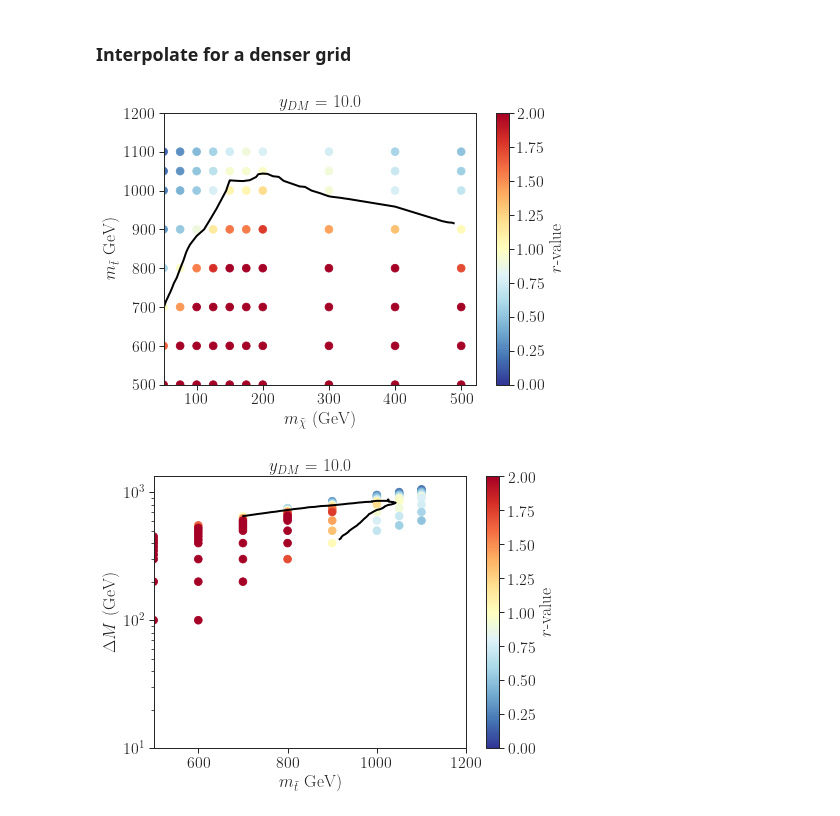
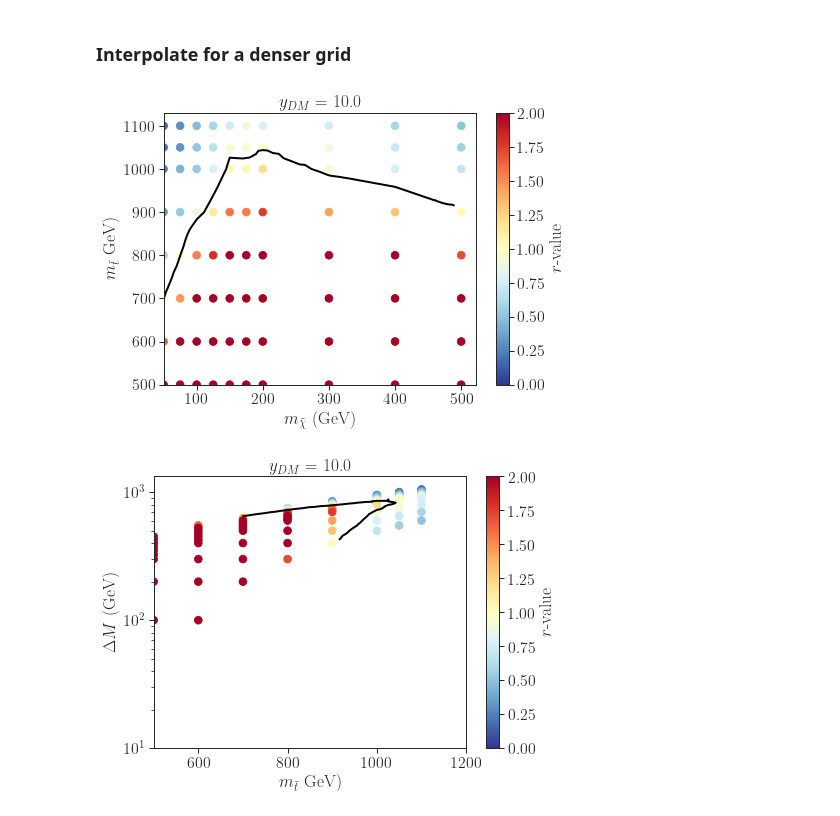
Before and after one commit to andlessa/SMStoEFT, a Jupyter notebook: notebooks/plotExclusionMonojet-DMEFT.ipynb, the cells around one changed output. Saved outputs shown, nothing was run; the diff lists cells and outputs as text; code cells hidden in the pictures.

```diff
--- a/notebooks/plotExclusionMonojet-DMEFT.ipynb
+++ b/notebooks/plotExclusionMonojet-DMEFT.ipynb
@@ -96,22 +96,22 @@ rPts = rPts[~np.isnan(rPts)]
 # %%
 fig = plt.figure(figsize=(7,5))
 y = recastData[mstop]
 x = recastData[mchi]
 plt.scatter(x=x,y=y,vmin=0.0,vmax=2.0,
             c=rValues,cmap=cm,s=60)
 cbar = plt.colorbar(label=r'$r$-value')
 cs = plt.tricontour(pts[:,0],pts[:,1],rPts,levels=[1.0],
                linewidths=2,linestyles='solid',colors='black')
 plt.xlabel(r'$m_{\tilde \chi}$ (GeV)')
 plt.ylabel(r'$m_{\tilde t}$ GeV)')
 # plt.yscale('log')
-plt.ylim(500,1200)
+# plt.ylim(500,1200)
 # plt.xlim(150,550)
 plt.title(textstr)
 
 plt.show()
 # %% [output]
-[figure, old version]
+[figure, new version]
 # %%
 np.savetxt('monojet_curve_dmeft.csv',(cs.allsegs[0][0][:,1],cs.allsegs[0][0][:,0]),fmt='%1.4e',
            header='# mstop[GeV],mchi[GeV]',delimiter=',')
```
Also changed, not shown: 2 other files.
